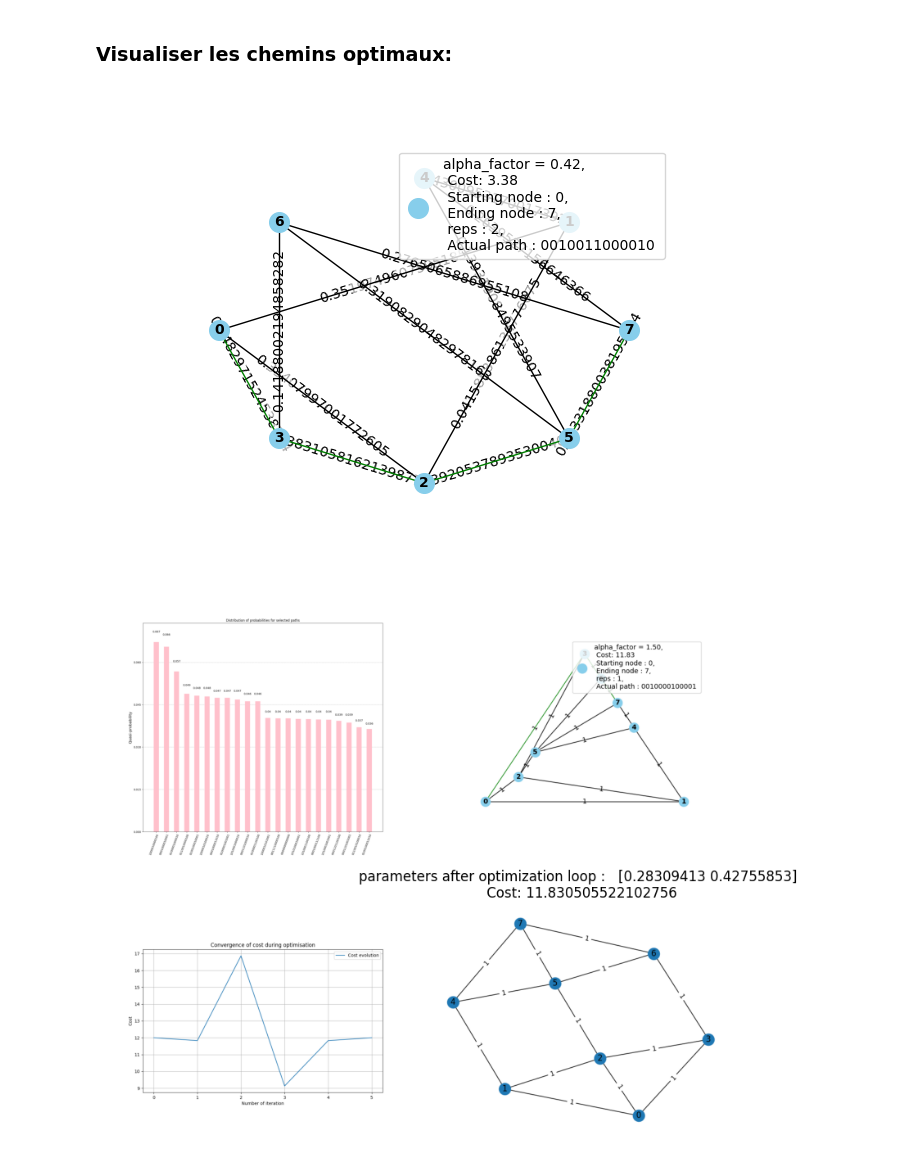
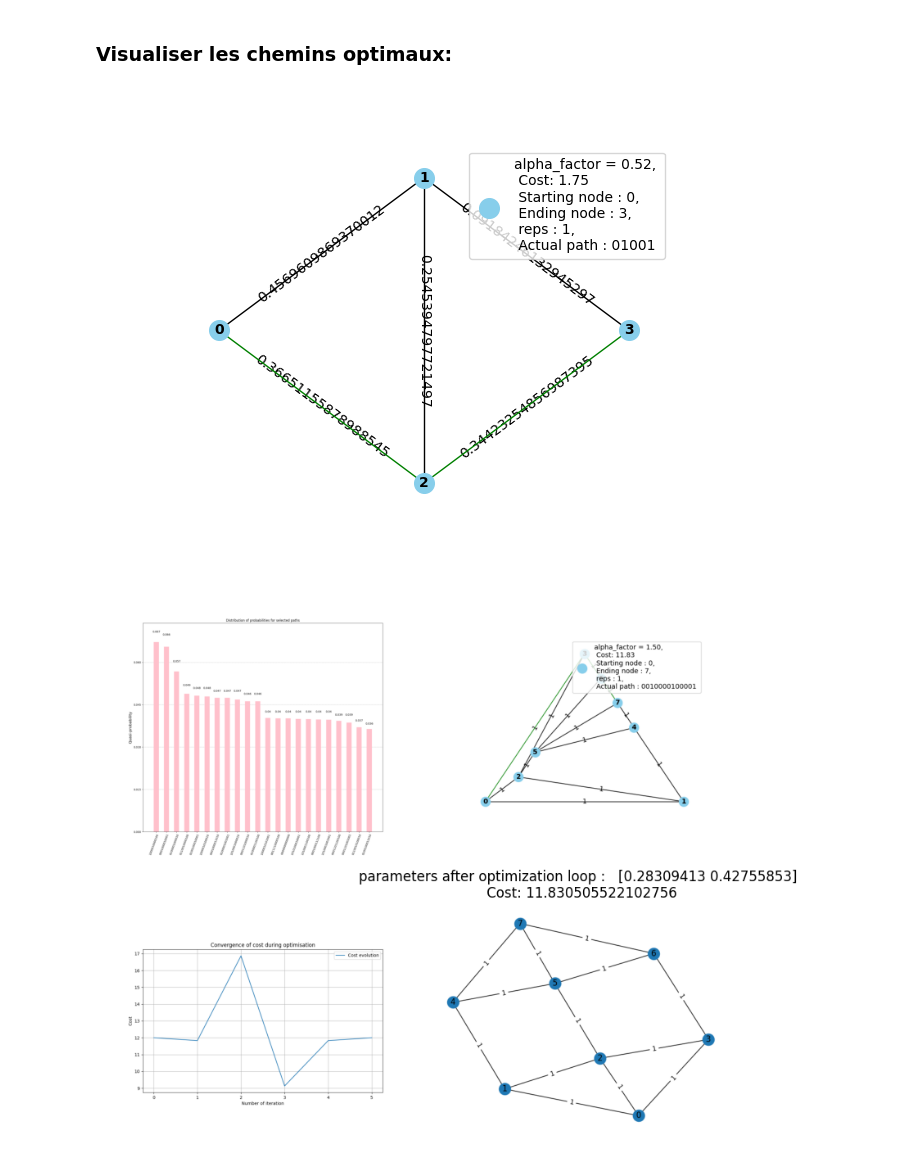
Before and after one commit to scilus/quactography, a Jupyter notebook: scripts/demo.ipynb, the cells around one changed output. Saved outputs shown, nothing was run; the diff lists cells and outputs as text; code cells hidden in the pictures.

```diff
--- a/scripts/demo.ipynb
+++ b/scripts/demo.ipynb
@@ -81,11 +64,11 @@ display(Image(filename='visu_selected_dist_0.png'))
 # %% [markdown]
 ### Visualiser les chemins optimaux:
 # %%
-!python 5_plot_optimal_paths.py weighted_13_edges_rand_graph  qaoa_solver_infos_alpha_0.4217940239810756.npz opt_paths edge
+!python 5_plot_optimal_paths.py toy_graphs/weighted_5_edges_rand_graph  qaoa_solver_infos_alpha_0.5186155057328249.npz opt_paths
 
-display(Image(filename='opt_paths_0_alpha_0.42.png'))
+display(Image(filename='opt_paths_0_alpha_0.52.png'))
 # %% [output]
-[figure, old version]
+[figure, new version]
 # %%
 import matplotlib.pyplot as plt
 import matplotlib.image as mpimg
```
Also changed, not shown: parts of 7 cells of this notebook, 14 other files.
